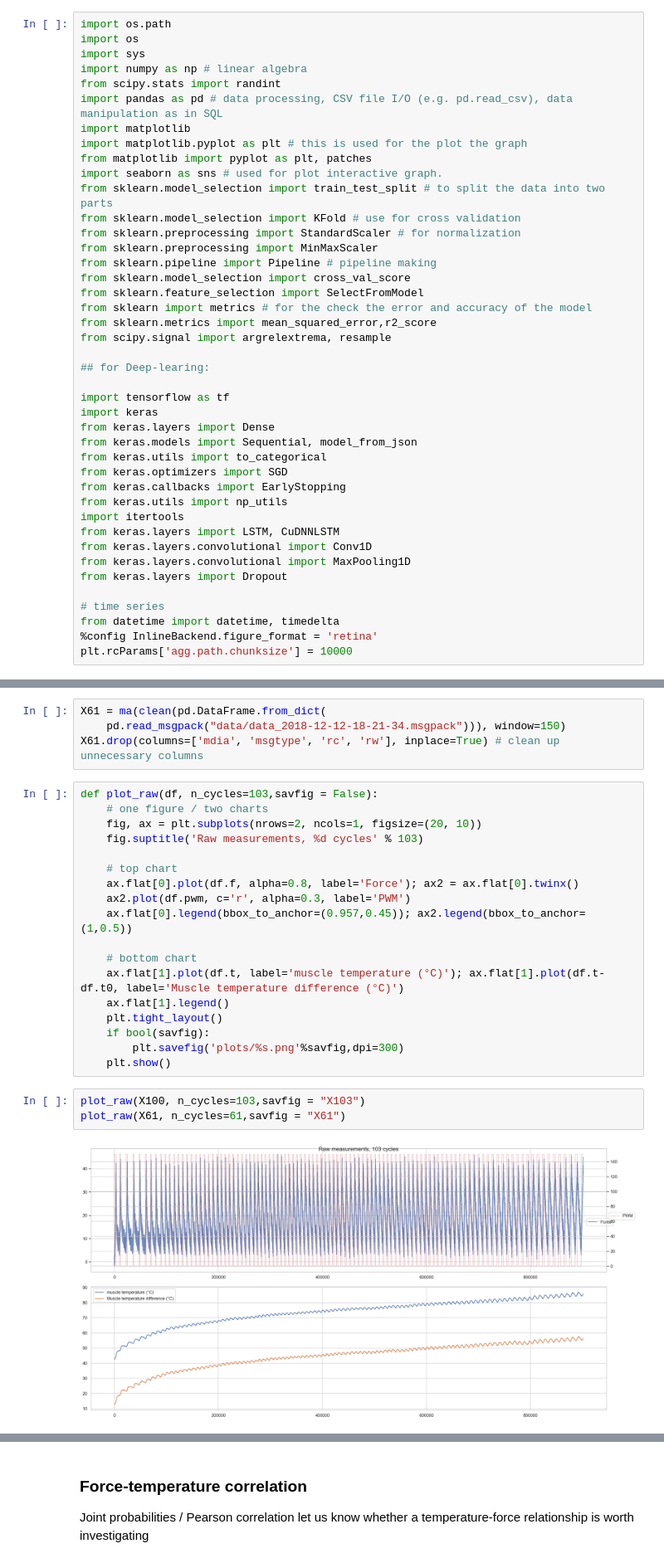
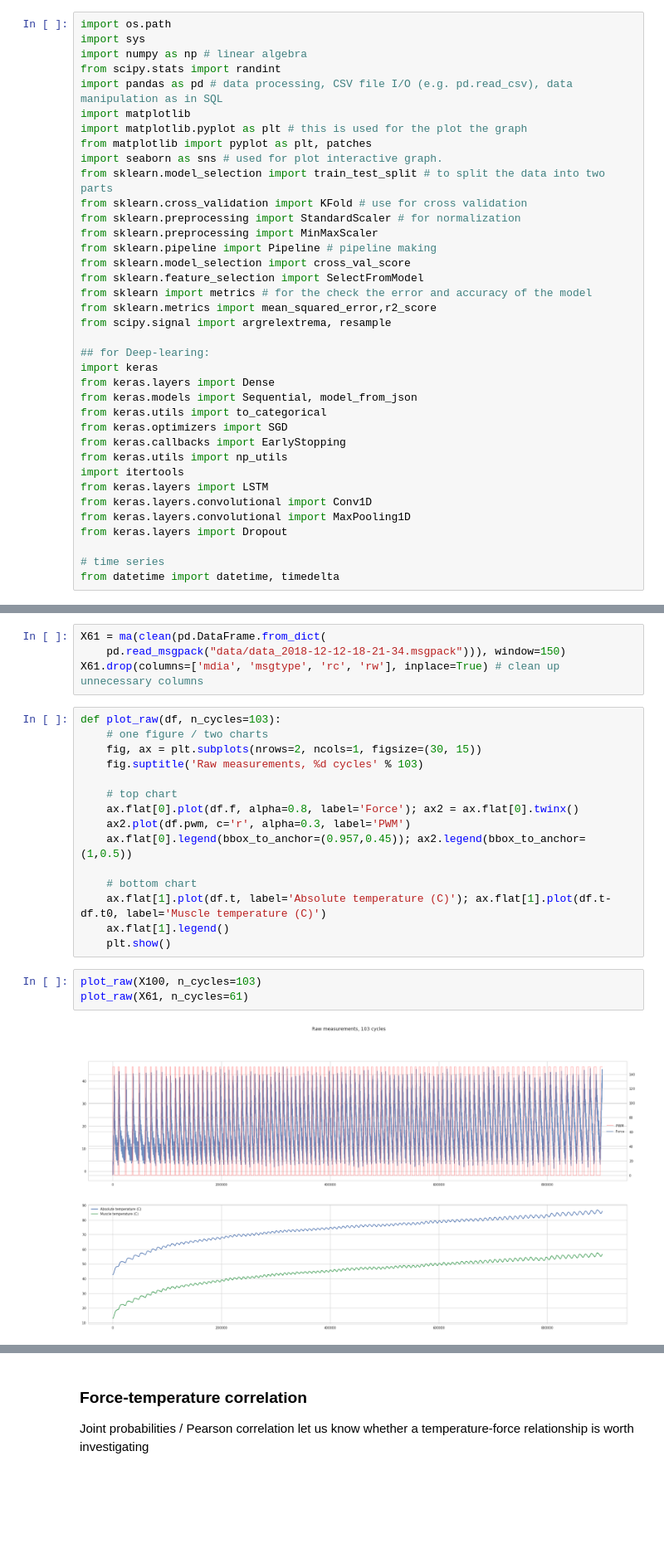
Before and after one commit to Columbia-Creative-Machines-Lab/muscle-prediction, a Jupyter notebook: fall18/lstm.ipynb, the cells around one changed output, grey strips where cells are left out. Shown at 83% size. Cells and saved outputs as stored; diff of their text form; blank space fills up the shorter version.

```diff
--- a/fall18/lstm.ipynb
+++ b/fall18/lstm.ipynb
@@ -1,6 +1,5 @@
 # %%
 import os.path
-import os
 import sys
 import numpy as np # linear algebra
 from scipy.stats import randint
@@ -10,7 +9,7 @@ import matplotlib.pyplot as plt # this is used for the plot the graph
 from matplotlib import pyplot as plt, patches
 import seaborn as sns # used for plot interactive graph.
 from sklearn.model_selection import train_test_split # to split the data into two parts
-from sklearn.model_selection import KFold # use for cross validation
+from sklearn.cross_validation import KFold # use for cross validation
 from sklearn.preprocessing import StandardScaler # for normalization
 from sklearn.preprocessing import MinMaxScaler
 from sklearn.pipeline import Pipeline # pipeline making
@@ -21,8 +20,6 @@ from sklearn.metrics import mean_squared_error,r2_score
 from scipy.signal import argrelextrema, resample
 
 ## for Deep-learing:
-
-import tensorflow as tf
 import keras
 from keras.layers import Dense
 from keras.models import Sequential, model_from_json
@@ -31,12 +28,10 @@ from keras.optimizers import SGD
 from keras.callbacks import EarlyStopping
 from keras.utils import np_utils
 import itertools
-from keras.layers import LSTM, CuDNNLSTM
+from keras.layers import LSTM
 from keras.layers.convolutional import Conv1D
 from keras.layers.convolutional import MaxPooling1D
 from keras.layers import Dropout
 
 # time series
 from datetime import datetime, timedelta
-%config InlineBackend.figure_format = 'retina'
-plt.rcParams['agg.path.chunksize'] = 10000
@@ -179,9 +145,9 @@ X61 = ma(clean(pd.DataFrame.from_dict(
     pd.read_msgpack("data/data_2018-12-12-18-21-34.msgpack"))), window=150)
 X61.drop(columns=['mdia', 'msgtype', 'rc', 'rw'], inplace=True) # clean up unnecessary columns
 # %%
-def plot_raw(df, n_cycles=103,savfig = False):
+def plot_raw(df, n_cycles=103):
     # one figure / two charts
-    fig, ax = plt.subplots(nrows=2, ncols=1, figsize=(20, 10))
+    fig, ax = plt.subplots(nrows=2, ncols=1, figsize=(30, 15))
     fig.suptitle('Raw measurements, %d cycles' % 103)
 
     # top chart
@@ -190,14 +156,11 @@ def plot_raw(df, n_cycles=103,savfig = False):
     ax.flat[0].legend(bbox_to_anchor=(0.957,0.45)); ax2.legend(bbox_to_anchor=(1,0.5))
 
     # bottom chart
-    ax.flat[1].plot(df.t, label='muscle temperature (°C)'); ax.flat[1].plot(df.t-df.t0, label='Muscle temperature difference (°C)')
+    ax.flat[1].plot(df.t, label='Absolute temperature (C)'); ax.flat[1].plot(df.t-df.t0, label='Muscle temperature (C)')
     ax.flat[1].legend()
-    plt.tight_layout()
-    if bool(savfig):
-        plt.savefig('plots/%s.png'%savfig,dpi=300)
     plt.show()
 # %%
-plot_raw(X100, n_cycles=103,savfig = "X103")
-plot_raw(X61, n_cycles=61,savfig = "X61")
+plot_raw(X100, n_cycles=103)
+plot_raw(X61, n_cycles=61)
 # %% [output]
-[figure, old version]
+[figure, new version]
```
Also changed, not shown: parts of 24 cells of this notebook.
